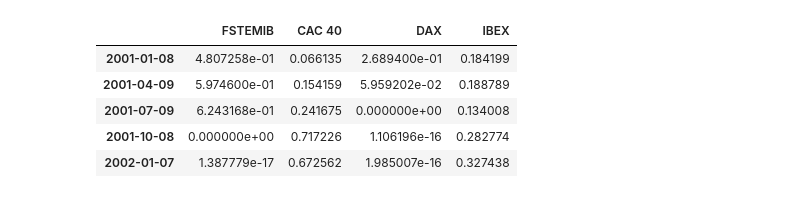
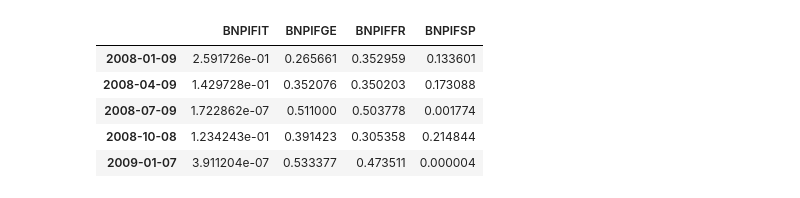
Before and after one commit to gwigniolle/Hedge-Fund-Replication, a Jupyter notebook: OLS Regression on SX5E.ipynb, the cells around one changed output. Drawn from its saved outputs; the diff is of its cells as text; code cells hidden in the pictures.

```diff
--- a/OLS Regression on SX5E.ipynb
+++ b/OLS Regression on SX5E.ipynb
@@ -10,23 +15,31 @@ from tools import make_track, ols_regression
 sns.set()
 # %%
-prices = pd.read_csv(r"financial_data/yahoo_prices.csv", index_col=0, parse_dates=True).drop("SP 500", axis=1)
+rate = pd.read_csv(r"financial_data/EUR_rates.csv", index_col=0, parse_dates=True)["3M"]
+yahoo = pd.read_csv(r"financial_data/yahoo_prices.csv", index_col=0, parse_dates=True).drop("SP 500", axis=1)
+yahoo = yahoo.loc[rate.index[1]:]
+bnp = pd.read_csv(r"financial_data/bnp_data.csv", index_col=0, parse_dates=True, dayfirst=True)[['BNPIFEU','BNPIFIT',
+                            'BNPIFGE', 'BNPIFFR', 'BNPIFSP']]
+
+prices = make_ER(bnp,rate)
 returns = prices.resample("7D").apply(lambda x:x[0]).pct_change().dropna()
 # %%
-sx5e = returns[["SX5E"]]
-bch = returns.drop("SX5E", axis=1)
+sx5e = returns[["BNPIFEU"]]
+bch = returns.drop("BNPIFEU", axis=1)
 
 size = 52
 freq = 13
-bounds = (0,1)
+bounds = (-np.inf,np.inf)
 total_weight = 1
+l = 0.05
 
 df_weight = ols_regression(sx5e, bch, size, freq, boundaries=bounds, weight_sum=total_weight)
-df_weight.head()
+df_weight_lasso = lasso_regression(sx5e, bch, size, freq, boundaries=bounds, weight_sum=total_weight, l=l)
+df_weight_lasso.head()
 # %% [output]
-|  | FSTEMIB | CAC 40 | DAX | IBEX |
-| 2001-01-08 | 4.807258e-01 | 0.066135 | 2.689400e-01 | 0.184199 |
-| 2001-04-09 | 5.974600e-01 | 0.154159 | 5.959202e-02 | 0.188789 |
-| 2001-07-09 | 6.243168e-01 | 0.241675 | 0.000000e+00 | 0.134008 |
-| 2001-10-08 | 0.000000e+00 | 0.717226 | 1.106196e-16 | 0.282774 |
-| 2002-01-07 | 1.387779e-17 | 0.672562 | 1.985007e-16 | 0.327438 |
+|  | BNPIFIT | BNPIFGE | BNPIFFR | BNPIFSP |
+| 2008-01-09 | 2.591726e-01 | 0.265661 | 0.352959 | 0.133601 |
+| 2008-04-09 | 1.429728e-01 | 0.352076 | 0.350203 | 0.173088 |
+| 2008-07-09 | 1.722862e-07 | 0.511000 | 0.503778 | 0.001774 |
+| 2008-10-08 | 1.234243e-01 | 0.391423 | 0.305358 | 0.214844 |
+| 2009-01-07 | 3.911204e-07 | 0.533377 | 0.473511 | 0.000004 |
 # %%
```
Also changed, not shown: parts of 4 cells of this notebook, 1 other file.
